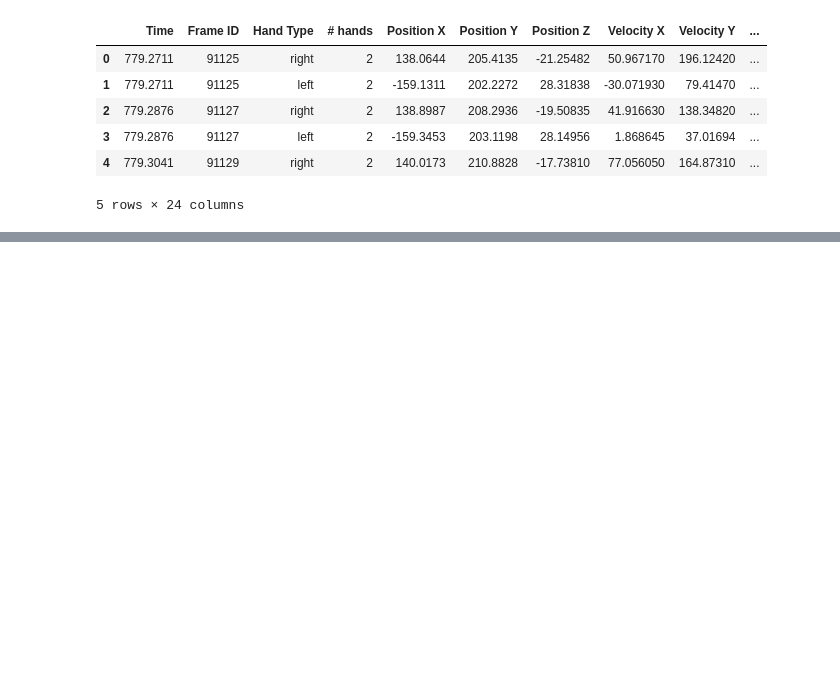
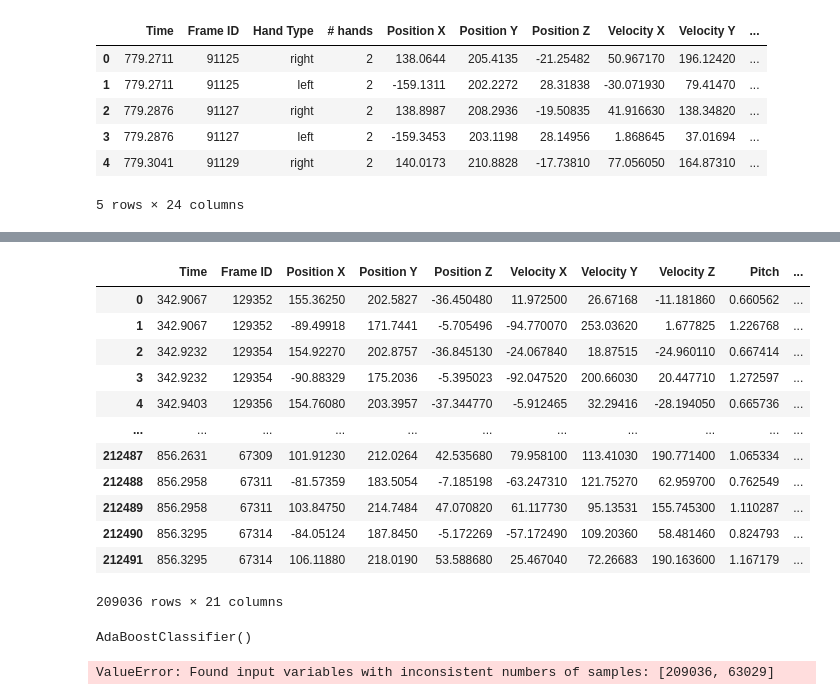
Before and after one commit to GabiDunaevsky/data-science-project-second-semester, a Jupyter notebook: HandsData.ipynb, the cells around one changed output, grey strips where cells are left out. Saved outputs shown, nothing was run; the diff lists cells and outputs as text; code cells hidden in the pictures; blank space fills up the shorter version.

```diff
--- a/HandsData.ipynb
+++ b/HandsData.ipynb
@@ -44,3 +67,12 @@ Test.head()
 | 3 | 779.2876 | 91127 | left | 2 | -159.3453 | 203.1198 | 28.14956 | 1.868645 | 37.01694 | ... |
 | 4 | 779.3041 | 91129 | right | 2 | 140.0173 | 210.8828 | -17.73810 | 77.056050 | 164.87310 | ... |
 5 rows × 24 columns
+# %%
+Train.drop(' # hands',axis=1,inplace=True)
+Test.drop(' # hands',axis=1,inplace=True)
+# %%
+Train.drop(' Hand Type',axis=1,inplace=True)
+Test.drop(' Hand Type',axis=1,inplace=True)
+# %%
+Train.drop('Name',axis=1,inplace=True)
+Test.drop('Name',axis=1,inplace=True)
@@ -46,0 +119,2 @@ Test.head()
+# %%
+Train.dropna(inplace=True)
@@ -46,0 +144,16 @@ Test.head()
+# %%
+Train
+# %% [output]
+|  | Time | Frame ID | Position X | Position Y | Position Z | Velocity X | Velocity Y | Velocity Z | Pitch | ... |
+| 0 | 342.9067 | 129352 | 155.36250 | 202.5827 | -36.450480 | 11.972500 | 26.67168 | -11.181860 | 0.660562 | ... |
+| 1 | 342.9067 | 129352 | -89.49918 | 171.7441 | -5.705496 | -94.770070 | 253.03620 | 1.677825 | 1.226768 | ... |
+| 2 | 342.9232 | 129354 | 154.92270 | 202.8757 | -36.845130 | -24.067840 | 18.87515 | -24.960110 | 0.667414 | ... |
+| 3 | 342.9232 | 129354 | -90.88329 | 175.2036 | -5.395023 | -92.047520 | 200.66030 | 20.447710 | 1.272597 | ... |
+| 4 | 342.9403 | 129356 | 154.76080 | 203.3957 | -37.344770 | -5.912465 | 32.29416 | -28.194050 | 0.665736 | ... |
+| ... | ... | ... | ... | ... | ... | ... | ... | ... | ... | ... |
+| 212487 | 856.2631 | 67309 | 101.91230 | 212.0264 | 42.535680 | 79.958100 | 113.41030 | 190.771400 | 1.065334 | ... |
+| 212488 | 856.2958 | 67311 | -81.57359 | 183.5054 | -7.185198 | -63.247310 | 121.75270 | 62.959700 | 0.762549 | ... |
+| 212489 | 856.2958 | 67311 | 103.84750 | 214.7484 | 47.070820 | 61.117730 | 95.13531 | 155.745300 | 1.110287 | ... |
+| 212490 | 856.3295 | 67314 | -84.05124 | 187.8450 | -5.172269 | -57.172490 | 109.20360 | 58.481460 | 0.824793 | ... |
+| 212491 | 856.3295 | 67314 | 106.11880 | 218.0190 | 53.588680 | 25.467040 | 72.26683 | 190.163600 | 1.167179 | ... |
+209036 rows × 21 columns
@@ -46,0 +163,4 @@ Test.head()
+# %%
+ad.fit(X_train, y_train)
+# %% [output]
+AdaBoostClassifier()
@@ -46,0 +171,5 @@ Test.head()
+# %%
+ad.predict(X_test)
+ad.score(X_test,y_test)
+# %% [output]
+ValueError: Found input variables with inconsistent numbers of samples: [209036, 63029]
```
Also changed, not shown: parts of 13 cells of this notebook, 1 other file.
